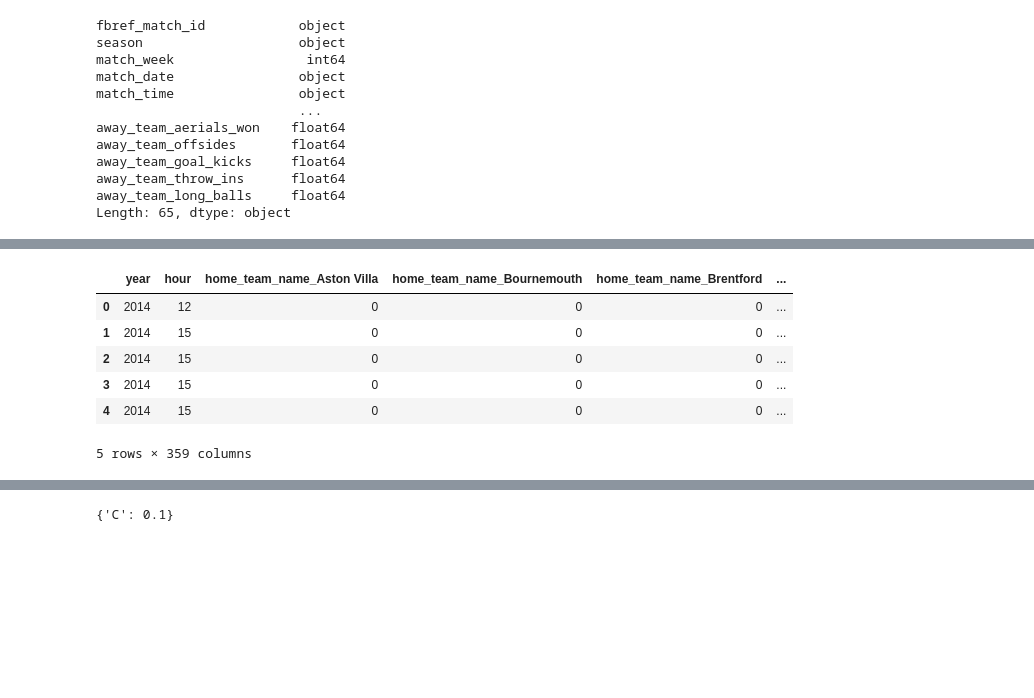
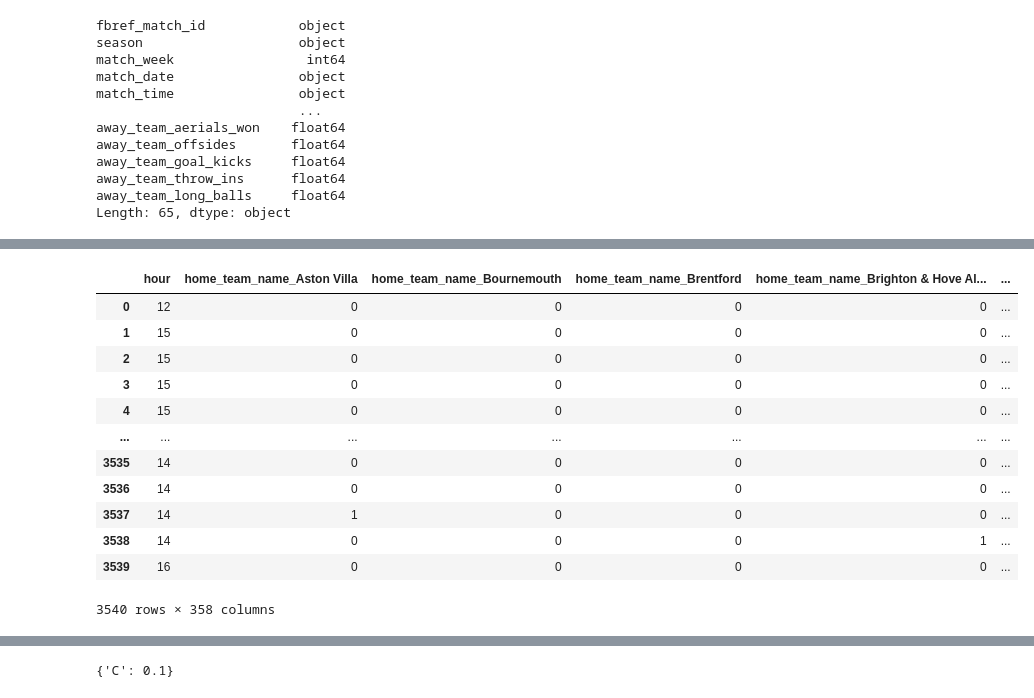
Before and after one commit to hse-mlds-2023-epl-prediction/annual-project, a Jupyter notebook: ML/official/models/src/gs_linear_boosting.ipynb, the cells around one changed output, grey strips where cells are left out. Saved outputs shown, nothing was run; the diff lists cells and outputs as text; code cells hidden in the pictures; blank space fills up the shorter version.

```diff
--- a/ML/official/models/src/gs_linear_boosting.ipynb
+++ b/ML/official/models/src/gs_linear_boosting.ipynb
@@ -75,19 +82,24 @@ y_val = matches[matches['year'] == 2023]['target']
 # %%
 df_oh = pd.get_dummies(df, drop_first=True, dtype=int)
 
 x_train = df_oh[df_oh['year'] < 2023]
 x_val = df_oh[df_oh['year'] == 2023]
 
 df_oh.drop('year', axis=1)
-df_oh.head()
 # %% [output]
-|  | year | hour | home_team_name_Aston Villa | home_team_name_Bournemouth | home_team_name_Brentford | ... |
-| 0 | 2014 | 12 | 0 | 0 | 0 | ... |
-| 1 | 2014 | 15 | 0 | 0 | 0 | ... |
-| 2 | 2014 | 15 | 0 | 0 | 0 | ... |
-| 3 | 2014 | 15 | 0 | 0 | 0 | ... |
-| 4 | 2014 | 15 | 0 | 0 | 0 | ... |
+|  | hour | home_team_name_Aston Villa | home_team_name_Bournemouth | home_team_name_Brentford | home_team_name_Brighton & Hove Al... | ... |
+| 0 | 12 | 0 | 0 | 0 | 0 | ... |
+| 1 | 15 | 0 | 0 | 0 | 0 | ... |
+| 2 | 15 | 0 | 0 | 0 | 0 | ... |
+| 3 | 15 | 0 | 0 | 0 | 0 | ... |
+| 4 | 15 | 0 | 0 | 0 | 0 | ... |
+| ... | ... | ... | ... | ... | ... | ... |
+| 3535 | 14 | 0 | 0 | 0 | 0 | ... |
+| 3536 | 14 | 0 | 0 | 0 | 0 | ... |
+| 3537 | 14 | 1 | 0 | 0 | 0 | ... |
+| 3538 | 14 | 0 | 0 | 0 | 1 | ... |
+| 3539 | 16 | 0 | 0 | 0 | 0 | ... |
-5 rows × 359 columns
+3540 rows × 358 columns
 # %%
 # Создание объекта PredefinedSplit
 val_fold = [-1] * len(x_train) + [0] * len(x_val)
```
Also changed, not shown: parts of 28 cells of this notebook, 9 other files.
